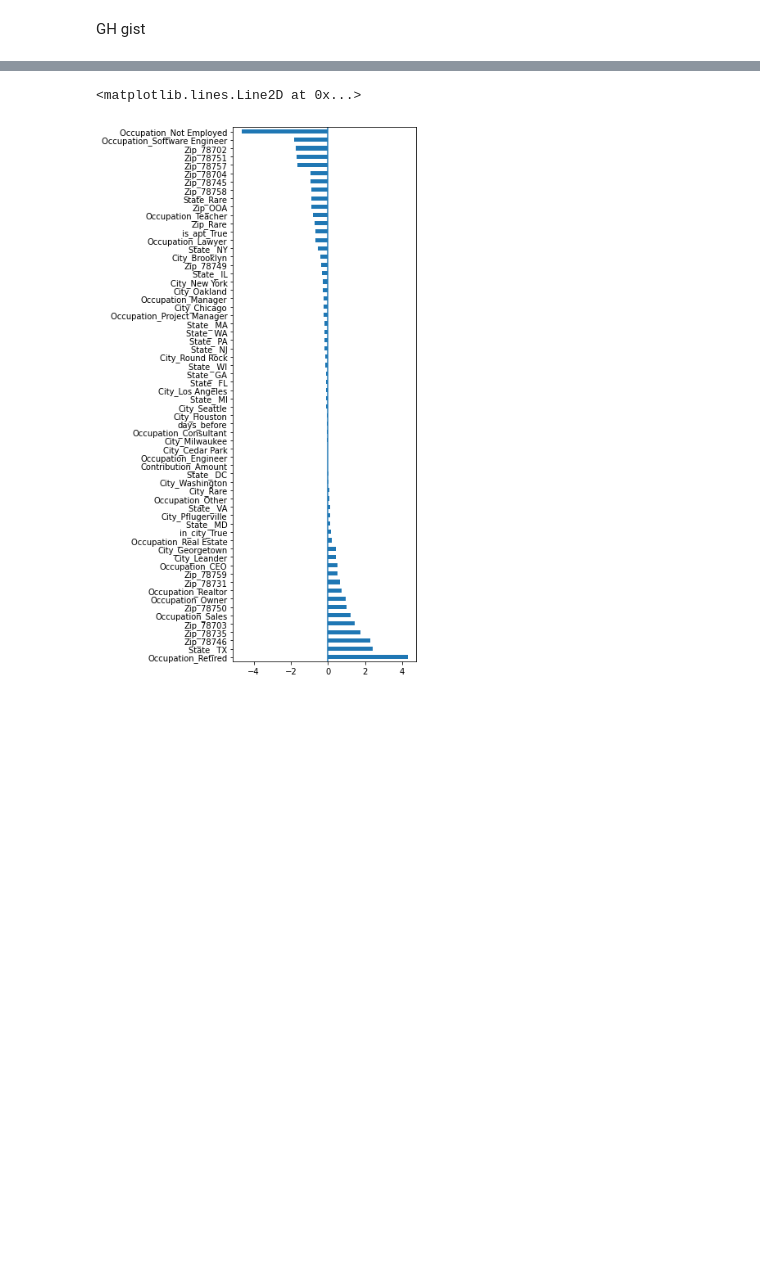
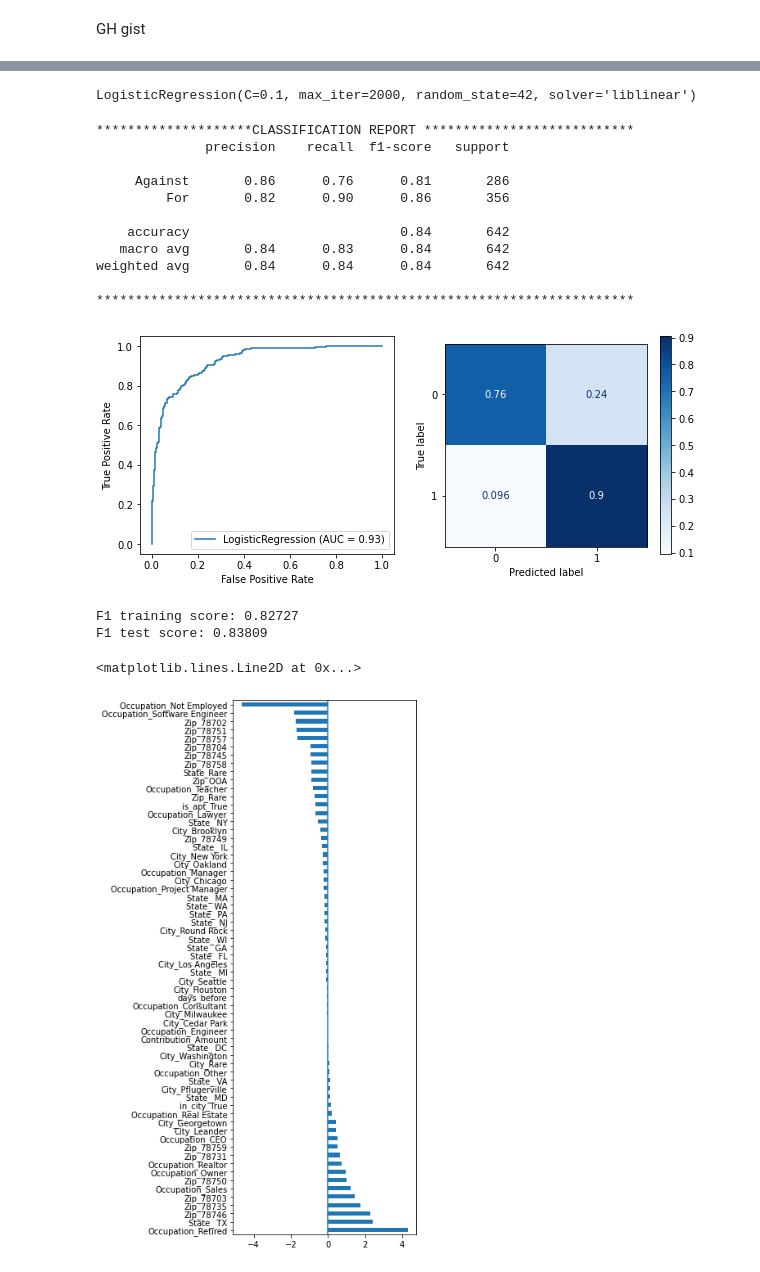
Before and after one commit to kuninethan95/PropB, a Jupyter notebook: PropB.ipynb, the cells around one changed output, grey strips where cells are left out. Drawn from its saved outputs; the diff is of its cells as text; code cells hidden in the pictures; blank space fills up the shorter version.

```diff
--- a/PropB.ipynb
+++ b/PropB.ipynb
@@ -1135,0 +1410,12 @@ log_reg.score(X_train_ohe,y_train)
+# %%
+## Import GridSearch
+from sklearn.model_selection import GridSearchCV
+
+## Set up gridseach parameters
+
+params = {'C':[0.001, 0.01, 0.1, 1, 10, 100,1e6,1e12],
+        'penalty':['l1','l2'],
+        'solver':["liblinear"],
+        'max_iter':[2000]}
+# %%
+res =grid_search(log_reg, params,X_train_scaled, y_train, cv=3, scoring='accuracy')
@@ -1136 +1442,24 @@ log_reg.score(X_train_ohe,y_train)
+# %%
+gridsearch_logreg = res['best_estimator']
+# %%
+gridsearch_logreg.fit(X_train_scaled, y_train)
+# %% [output]
+LogisticRegression(C=0.1, max_iter=2000, random_state=42, solver='liblinear')
+# %%
+evaluate_model(gridsearch_logreg, X_train_scaled, X_test_scaled, y_train, y_test)
+# %% [output]
+********************CLASSIFICATION REPORT ***************************
+              precision    recall  f1-score   support
+
+     Against       0.86      0.76      0.81       286
+         For       0.82      0.90      0.86       356
+
+    accuracy                           0.84       642
+   macro avg       0.84      0.83      0.84       642
+weighted avg       0.84      0.84      0.84       642
+
+*********************************************************************
+[figure, added]
+F1 training score: 0.82727
+F1 test score: 0.83809
 # %%
```
Also changed, not shown: parts of 61 cells of this notebook.
